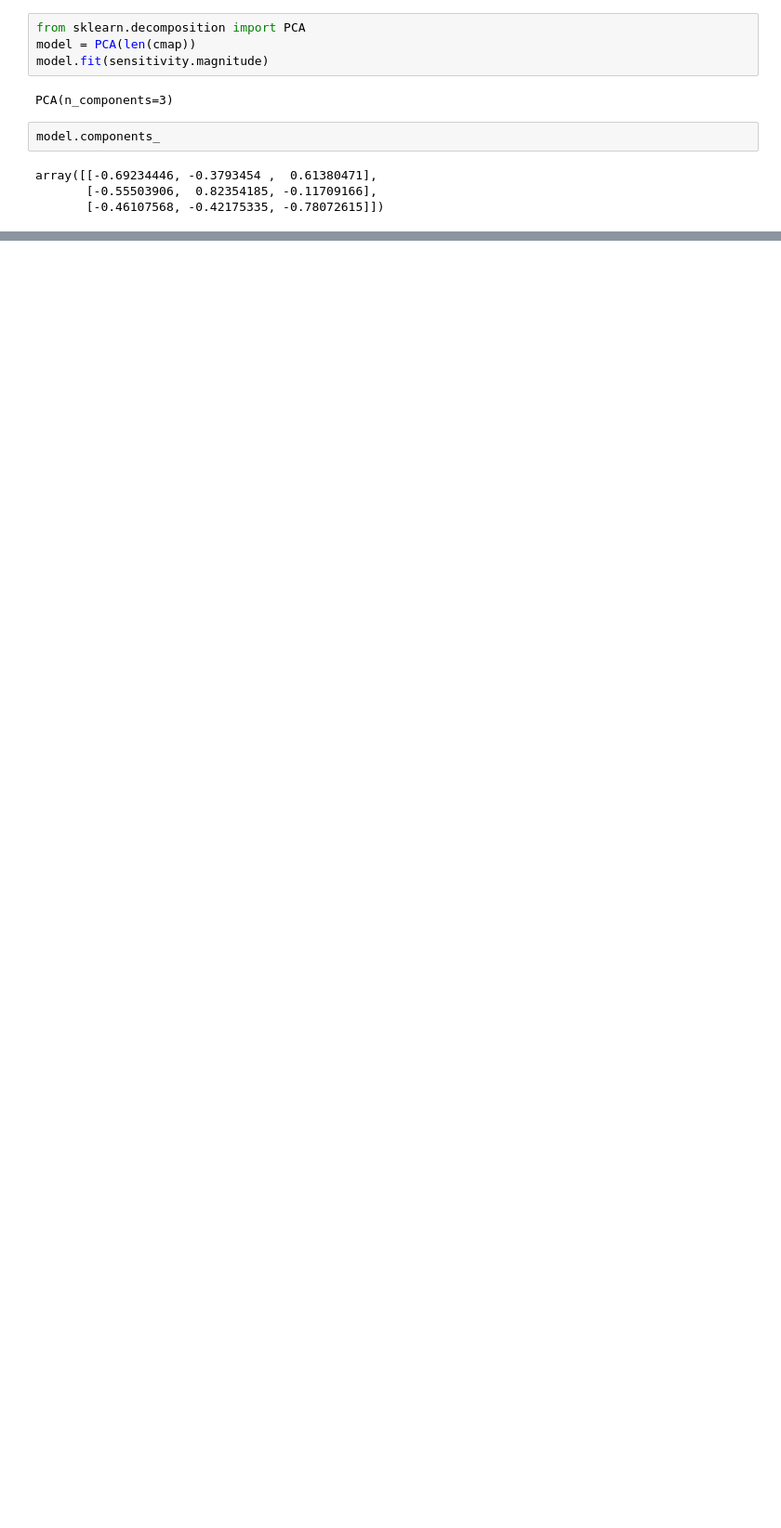
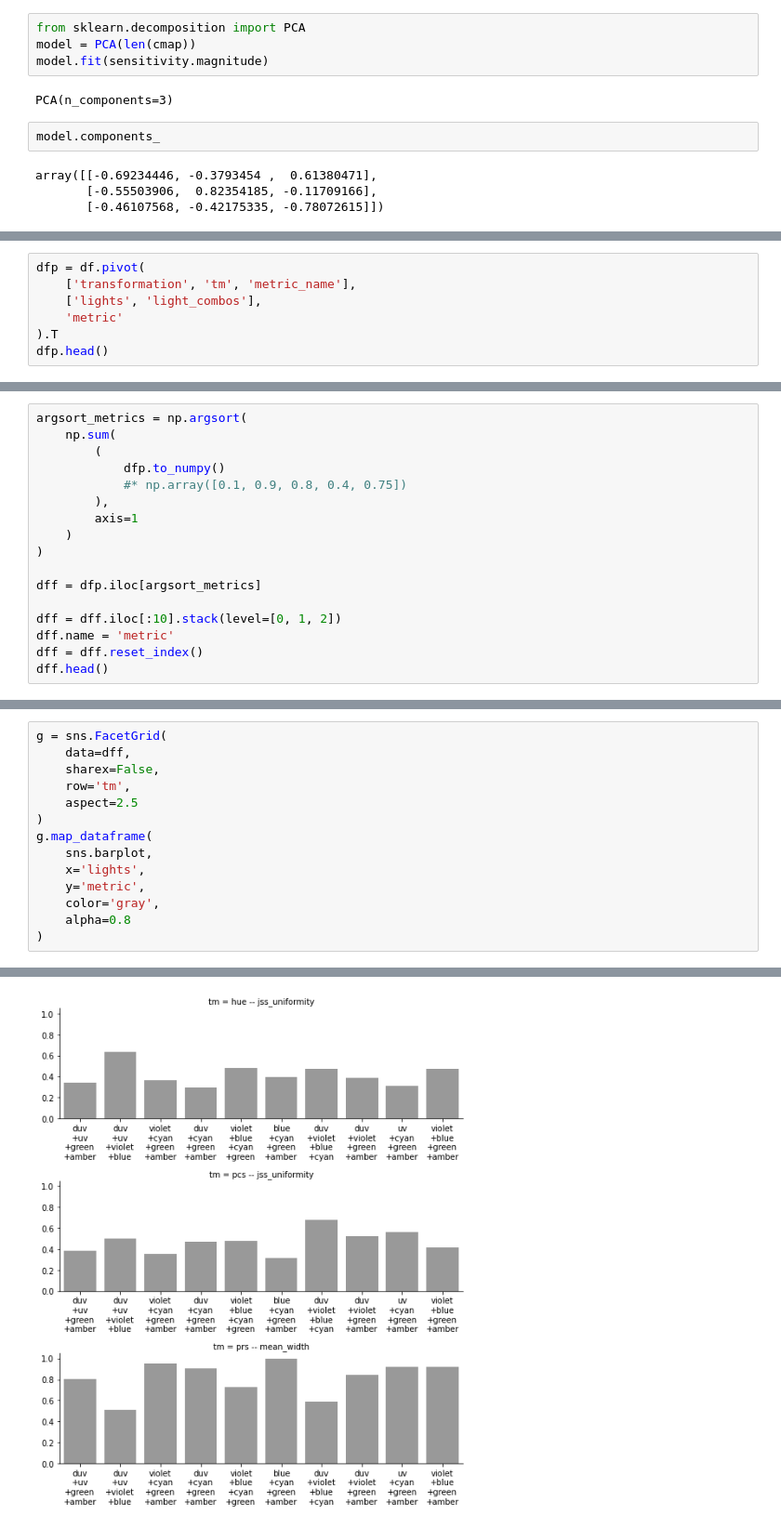
Before and after one commit to neuralsignal/dreye, a Jupyter notebook: tutorials/light_source_metrics.ipynb, the cells around one changed output, grey strips where cells are left out. Shown at 93% size. Saved outputs shown, nothing was run; the diff lists cells and outputs as text; blank space fills up the shorter version.

```diff
--- a/tutorials/light_source_metrics.ipynb
+++ b/tutorials/light_source_metrics.ipynb
@@ -121,0 +147,7 @@ df.sort_values('metric', ascending=False).head()
+# %%
+dfp = df.pivot(
+    ['transformation', 'tm', 'metric_name'],
+    ['lights', 'light_combos'],
+    'metric'
+).T
+dfp.head()
@@ -121,0 +164,17 @@ df.sort_values('metric', ascending=False).head()
+# %%
+argsort_metrics = np.argsort(
+    np.sum(
+        (
+            dfp.to_numpy()
+            #* np.array([0.1, 0.9, 0.8, 0.4, 0.75])
+        ),
+        axis=1
+    )
+)
+
+dff = dfp.iloc[argsort_metrics]
+
+dff = dff.iloc[:10].stack(level=[0, 1, 2])
+dff.name = 'metric'
+dff = dff.reset_index()
+dff.head()
@@ -121,0 +188,15 @@ df.sort_values('metric', ascending=False).head()
+# %%
+g = sns.FacetGrid(
+    data=dff,
+    sharex=False,
+    row='tm',
+    aspect=2.5
+)
+g.map_dataframe(
+    sns.barplot,
+    x='lights',
+    y='metric',
+    color='gray',
+    alpha=0.8
+)
+# %% [output]
@@ -122 +204,2 @@ df.sort_values('metric', ascending=False).head()
+[figure, added]
 # %%
```
Also changed, not shown: parts of 20 cells of this notebook, 1 other file.
